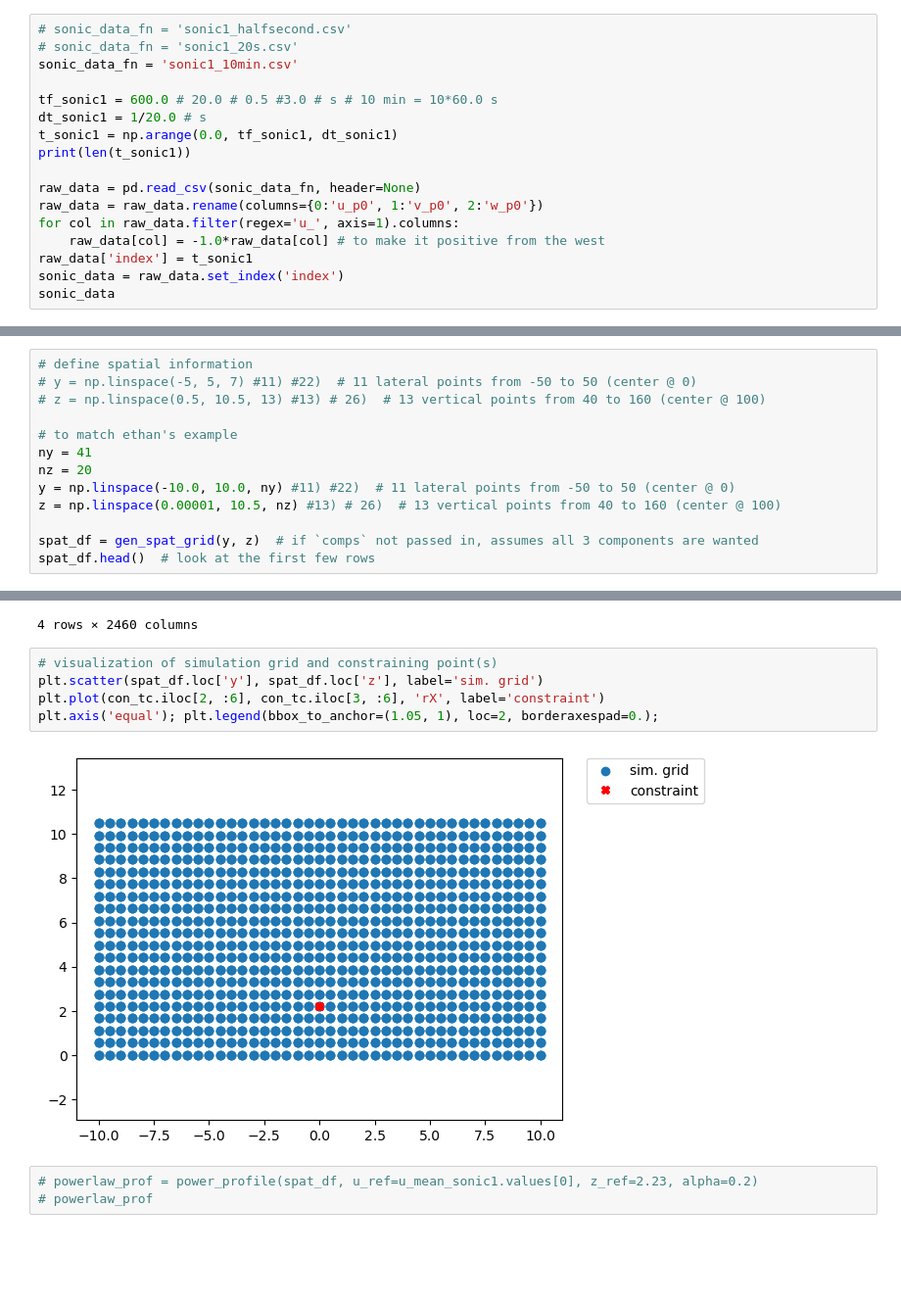
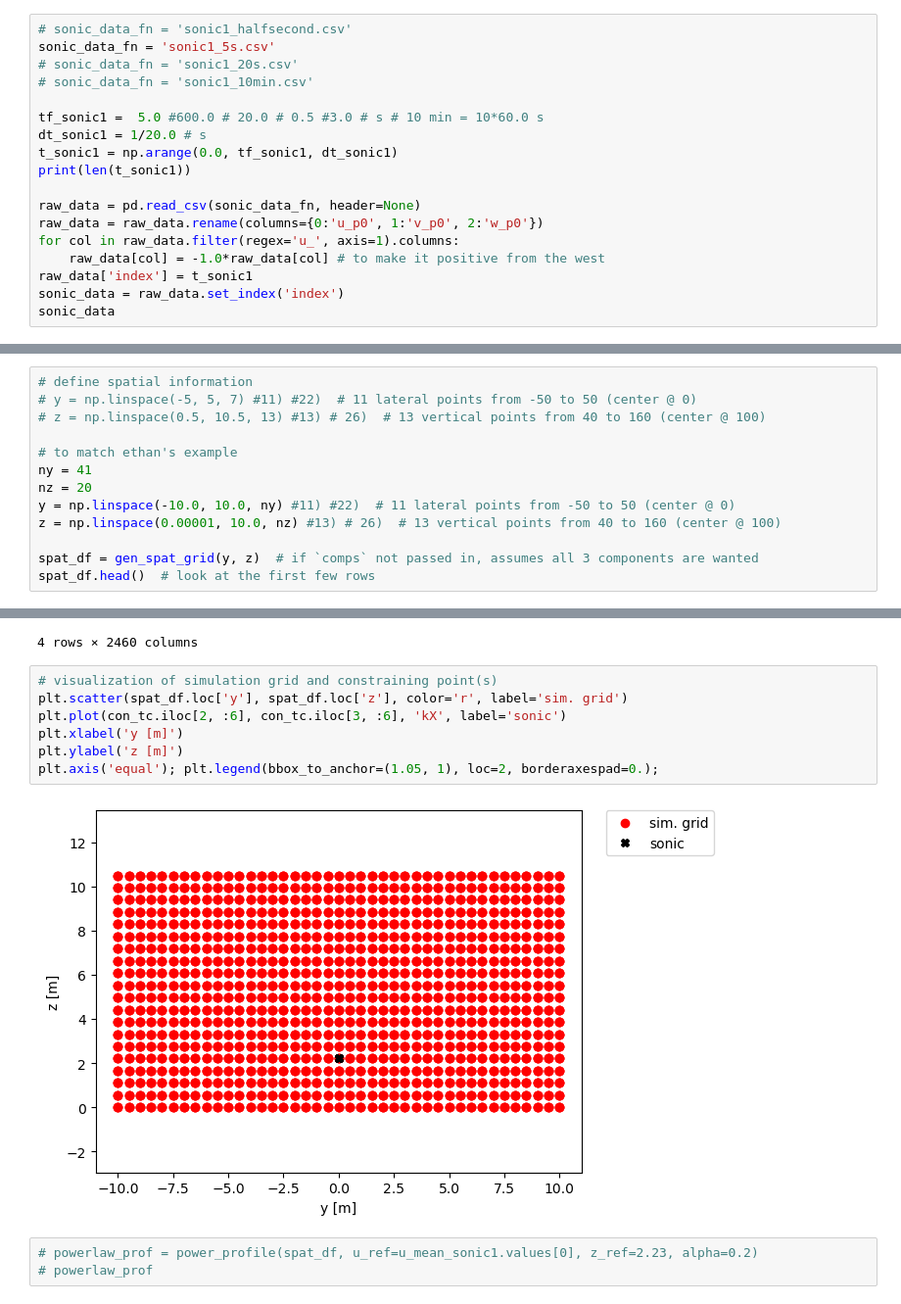
Before and after one commit to brookeslawski/pyconturb-pvade, a Jupyter notebook: duramat_constrained_turb.ipynb, the cells around one changed output, grey strips where cells are left out. Shown at 98% size. Saved outputs shown, nothing was run; the diff lists cells and outputs as text; blank space fills up the shorter version.

```diff
--- a/duramat_constrained_turb.ipynb
+++ b/duramat_constrained_turb.ipynb
@@ -31,10 +31,11 @@ sonic_spat_df.head()  # look at the first few rows
 | z | 2.23 | 2.23 | 2.23 |
 # %%
 # sonic_data_fn = 'sonic1_halfsecond.csv'
+sonic_data_fn = 'sonic1_5s.csv'
 # sonic_data_fn = 'sonic1_20s.csv'
-sonic_data_fn = 'sonic1_10min.csv'
+# sonic_data_fn = 'sonic1_10min.csv'
 
-tf_sonic1 = 600.0 # 20.0 # 0.5 #3.0 # s # 10 min = 10*60.0 s
+tf_sonic1 =  5.0 #600.0 # 20.0 # 0.5 #3.0 # s # 10 min = 10*60.0 s
 dt_sonic1 = 1/20.0 # s
 t_sonic1 = np.arange(0.0, tf_sonic1, dt_sonic1)
 print(len(t_sonic1))
@@ -127,7 +135,7 @@ u_mean_sonic1 = time_df.filter(regex='u_', axis=1).mean()
 ny = 41
 nz = 20
 y = np.linspace(-10.0, 10.0, ny) #11) #22)  # 11 lateral points from -50 to 50 (center @ 0)
-z = np.linspace(0.00001, 10.5, nz) #13) # 26)  # 13 vertical points from 40 to 160 (center @ 100)
+z = np.linspace(0.00001, 10.0, nz) #13) # 26)  # 13 vertical points from 40 to 160 (center @ 100)
 
 spat_df = gen_spat_grid(y, z)  # if `comps` not passed in, assumes all 3 components are wanted
 spat_df.head()  # look at the first few rows
@@ -140,11 +148,13 @@ spat_df.head()  # look at the first few rows
 4 rows × 2460 columns
 # %%
 # visualization of simulation grid and constraining point(s)
-plt.scatter(spat_df.loc['y'], spat_df.loc['z'], label='sim. grid')
-plt.plot(con_tc.iloc[2, :6], con_tc.iloc[3, :6], 'rX', label='constraint')
+plt.scatter(spat_df.loc['y'], spat_df.loc['z'], color='r', label='sim. grid')
+plt.plot(con_tc.iloc[2, :6], con_tc.iloc[3, :6], 'kX', label='sonic')
+plt.xlabel('y [m]')
+plt.ylabel('z [m]')
 plt.axis('equal'); plt.legend(bbox_to_anchor=(1.05, 1), loc=2, borderaxespad=0.);
 # %% [output]
-[figure, old version]
+[figure, new version]
 # %%
 # powerlaw_prof = power_profile(spat_df, u_ref=u_mean_sonic1.values[0], z_ref=2.23, alpha=0.2)
 # powerlaw_prof
```
Also changed, not shown: parts of 18 cells of this notebook, 1 other file.
